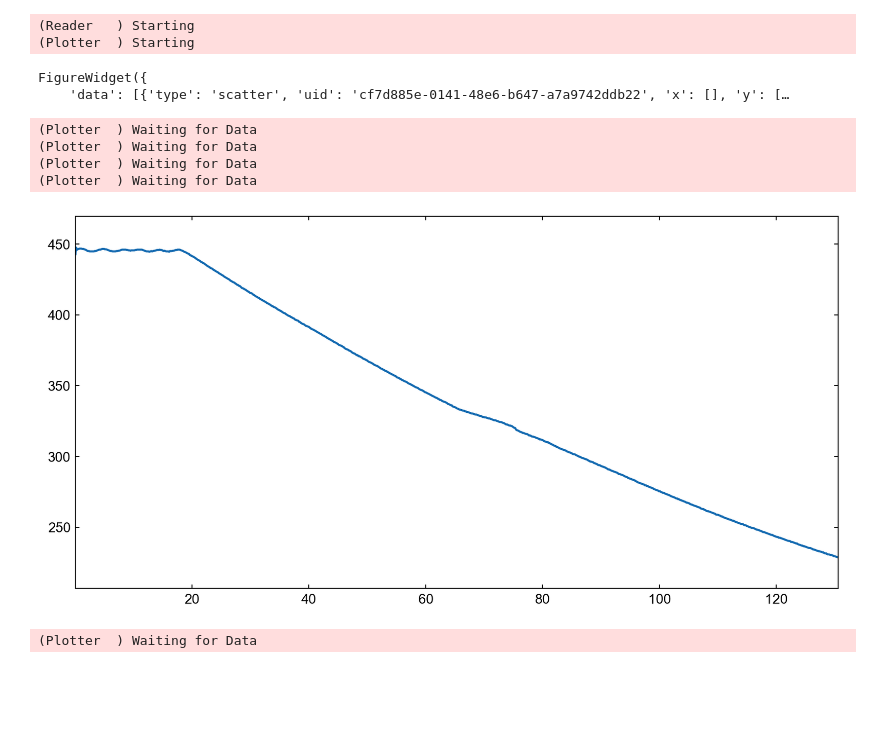
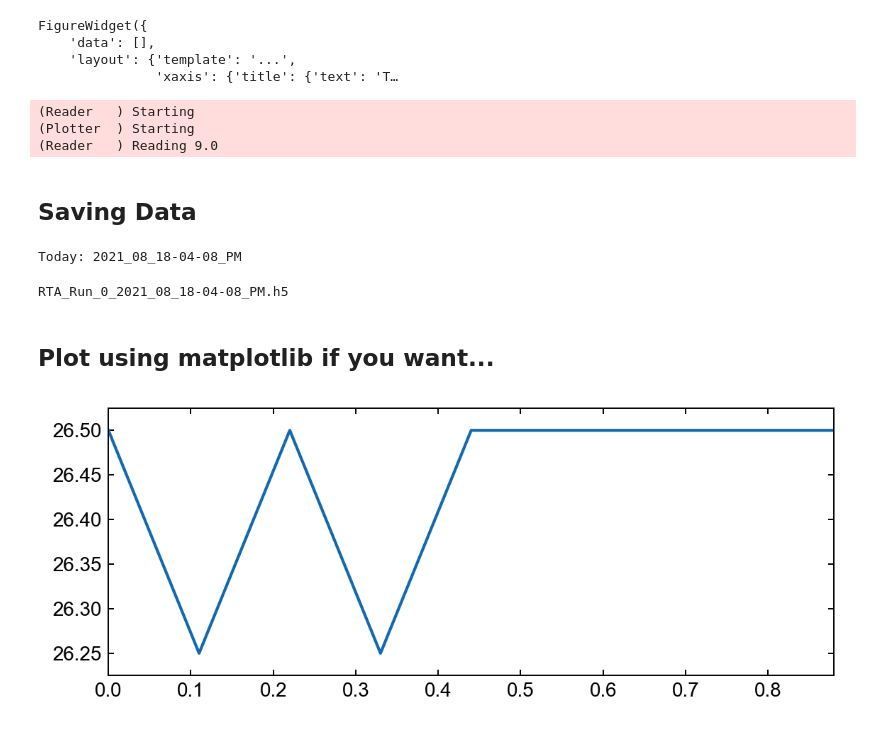
Before and after one commit to folk-lab/RTA-Temperature-Controller, a Jupyter notebook: ThreadedSerialReader/SerialPlot.ipynb, the cells around one changed output. Cells and saved outputs as stored; diff of their text form; code cells hidden in the pictures; blank space fills up the shorter version.

```diff
--- a/ThreadedSerialReader/SerialPlot.ipynb
+++ b/ThreadedSerialReader/SerialPlot.ipynb
@@ -10,37 +17,57 @@ s = SerialReaderPlotter("COM8", baudrate=9600)
 # %%
-keepAlive = False
-
-fig = go.FigureWidget(data=[go.Scatter(x=[], y=[])])
+fig = go.FigureWidget(data=[])
 fig.update_layout(
     template="plotly_white",
-    xaxis_title="Time",
+    xaxis_title="Time (s)",
     yaxis_title="Temperature (C)",
 )
-s.start_reading(10)
-s.start_writing(fig)
-fig
 # %% [output]
-(Reader   ) Starting
-(Plotter  ) Starting
+FigureWidget({
+    'data': [],
+    'layout': {'template': '...',
+               'xaxis': {'title': {'text': 'T…
-FigureWidget({
-    'data': [{'type': 'scatter', 'uid': 'cf7d885e-0141-48e6-b647-a7a9742ddb22', 'x': [], 'y': […
+# %%
+"""
+In this cell, I left to you the convenience of allowing to other things
+while the serial reader is reading.
+"""
+
+keepAlive = False
+s.start_reading(1)
+s.start_writing(fig)
+# s.writer.join()
+# %% [output]
+(Reader   ) Starting
+(Plotter  ) Starting
+(Reader   ) Reading 9.0
+# %% [markdown]
+## Saving Data
+# %%
+from datetime import datetime
+
+date = datetime.now().strftime("%Y_%m_%d-%I-%M_%p")
+
+print("Today: {}".format(date))
+# %% [output]
+Today: 2021_08_18-04-08_PM
 # %%
-scatter = fig.data[0]
-
-hf = h5py.File('RTA_Run.h5', 'w')
-hf.create_dataset('Time', data=np.array(scatter.x, dtype=float))
-hf.create_dataset('Temperature', data=np.array(scatter.y, dtype=float))
-hf.close()
+for i, scatter in enumerate(fig.data):
+    filename = 'RTA_Run_{}_'.format(i) + date + '.h5'
+    print(filename)
+    hf = h5py.File(filename, 'w')
+    hf.create_dataset('Time', data=np.array(scatter.x, dtype=float))
+    hf.create_dataset('Temperature', data=np.array(scatter.y, dtype=float))
+    hf.close()
+# %% [output]
+RTA_Run_0_2021_08_18-04-08_PM.h5
+# %% [markdown]
+## Plot using matplotlib if you want...
 # %%
-with plt.style.context(["sp-paper"]):
-    mfig, ax = plt.subplots(figsize=(10,5))
-    ax.plot(np.array(scatter.x, dtype=float), np.array(scatter.y, dtype=float))
-    ax.autoscale(tight=True)
-    ax.margins(y=0.1)
+for i, scatter in enumerate(fig.data):
+    with plt.style.context(["sp-paper"]):
+        mfig, ax = plt.subplots(figsize = (3.3*2, 2.5))
+        ax.plot(np.array(scatter.x, dtype=float), np.array(scatter.y, dtype=float))
+        ax.autoscale(tight=True)
+        ax.margins(y=0.1)
 # %% [output]
-(Plotter  ) Waiting for Data
-(Plotter  ) Waiting for Data
-(Plotter  ) Waiting for Data
-(Plotter  ) Waiting for Data
-[figure, old version]
+[figure, new version]
-(Plotter  ) Waiting for Data
```
Also changed, not shown: parts of 1 cell of this notebook, 2 other files.
